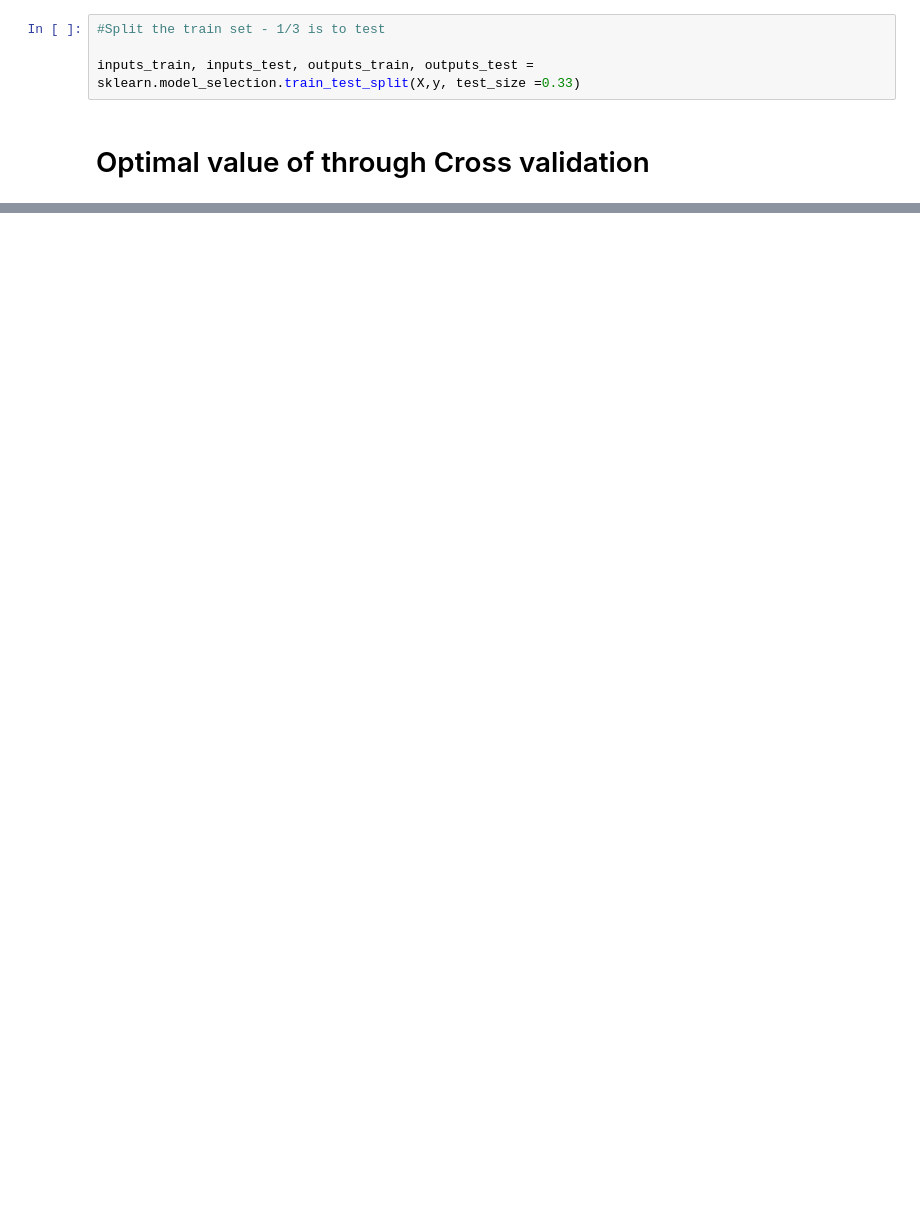
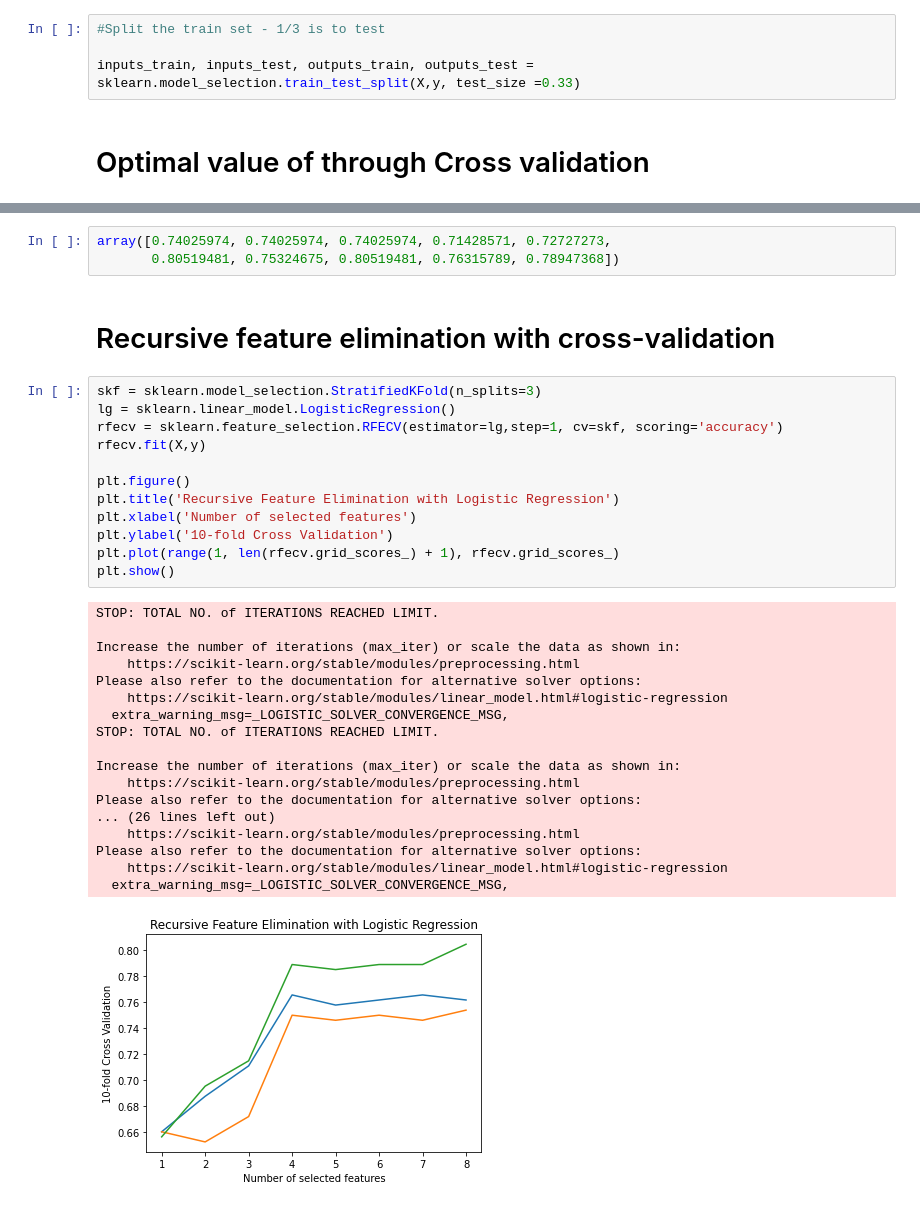
Before and after one commit to absbin/Pima_Indian_Diabetes, a Jupyter notebook: Snap_Pima_Indians_Diabetics_project.ipynb, the cells around one changed output, grey strips where cells are left out. Cells and saved outputs as stored; diff of their text form; blank space fills up the shorter version.

```diff
--- a/Snap_Pima_Indians_Diabetics_project.ipynb
+++ b/Snap_Pima_Indians_Diabetics_project.ipynb
@@ -466,0 +673,36 @@ plt.ylabel('score of knn')
+# %%
+array([0.74025974, 0.74025974, 0.74025974, 0.71428571, 0.72727273,
+       0.80519481, 0.75324675, 0.80519481, 0.76315789, 0.78947368])
+# %% [markdown]
+# Recursive feature elimination with cross-validation
+# %%
+skf = sklearn.model_selection.StratifiedKFold(n_splits=3)
+lg = sklearn.linear_model.LogisticRegression()
+rfecv = sklearn.feature_selection.RFECV(estimator=lg,step=1, cv=skf, scoring='accuracy')
+rfecv.fit(X,y)
+
+plt.figure()
+plt.title('Recursive Feature Elimination with Logistic Regression')
+plt.xlabel('Number of selected features')
+plt.ylabel('10-fold Cross Validation')
+plt.plot(range(1, len(rfecv.grid_scores_) + 1), rfecv.grid_scores_)
+plt.show()
+# %% [output]
+STOP: TOTAL NO. of ITERATIONS REACHED LIMIT.
+
+Increase the number of iterations (max_iter) or scale the data as shown in:
+    https://scikit-learn.org/stable/modules/preprocessing.html
+Please also refer to the documentation for alternative solver options:
+    https://scikit-learn.org/stable/modules/linear_model.html#logistic-regression
+  extra_warning_msg=_LOGISTIC_SOLVER_CONVERGENCE_MSG,
+STOP: TOTAL NO. of ITERATIONS REACHED LIMIT.
+
+Increase the number of iterations (max_iter) or scale the data as shown in:
+    https://scikit-learn.org/stable/modules/preprocessing.html
+Please also refer to the documentation for alternative solver options:
+... (26 lines left out)
+    https://scikit-learn.org/stable/modules/preprocessing.html
+Please also refer to the documentation for alternative solver options:
+    https://scikit-learn.org/stable/modules/linear_model.html#logistic-regression
+  extra_warning_msg=_LOGISTIC_SOLVER_CONVERGENCE_MSG,
+[figure, added]
```
Also changed, not shown: parts of 29 cells of this notebook, 3 other files.
